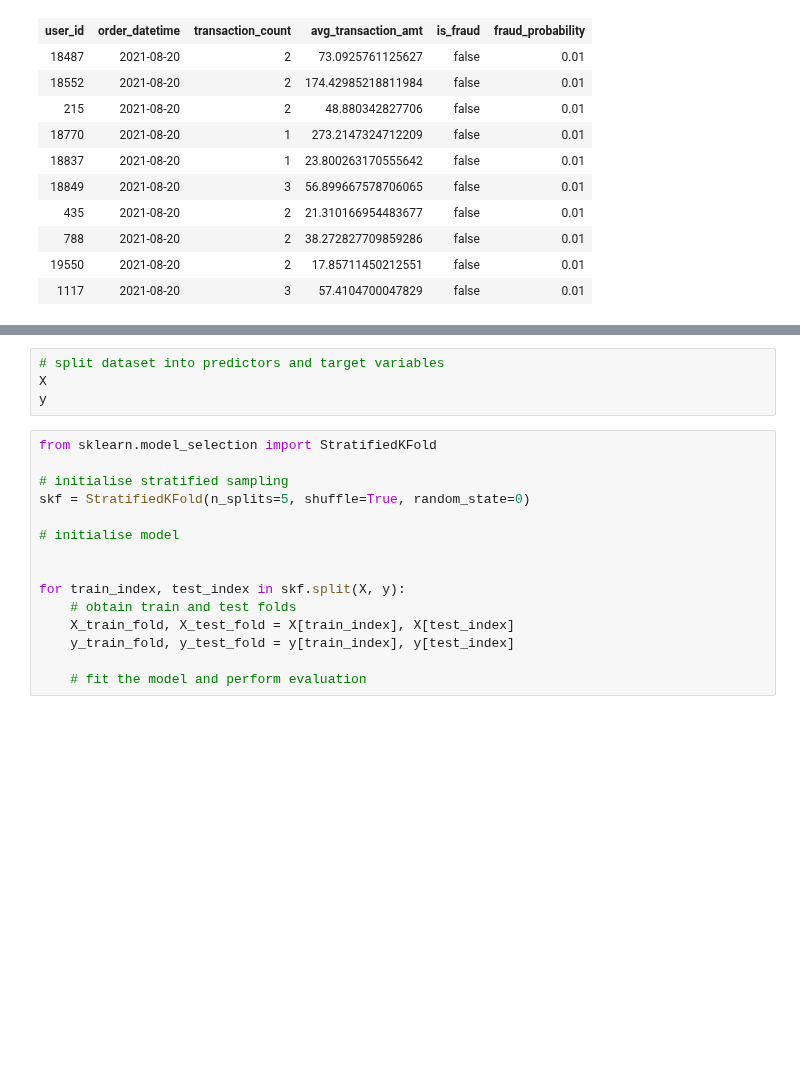
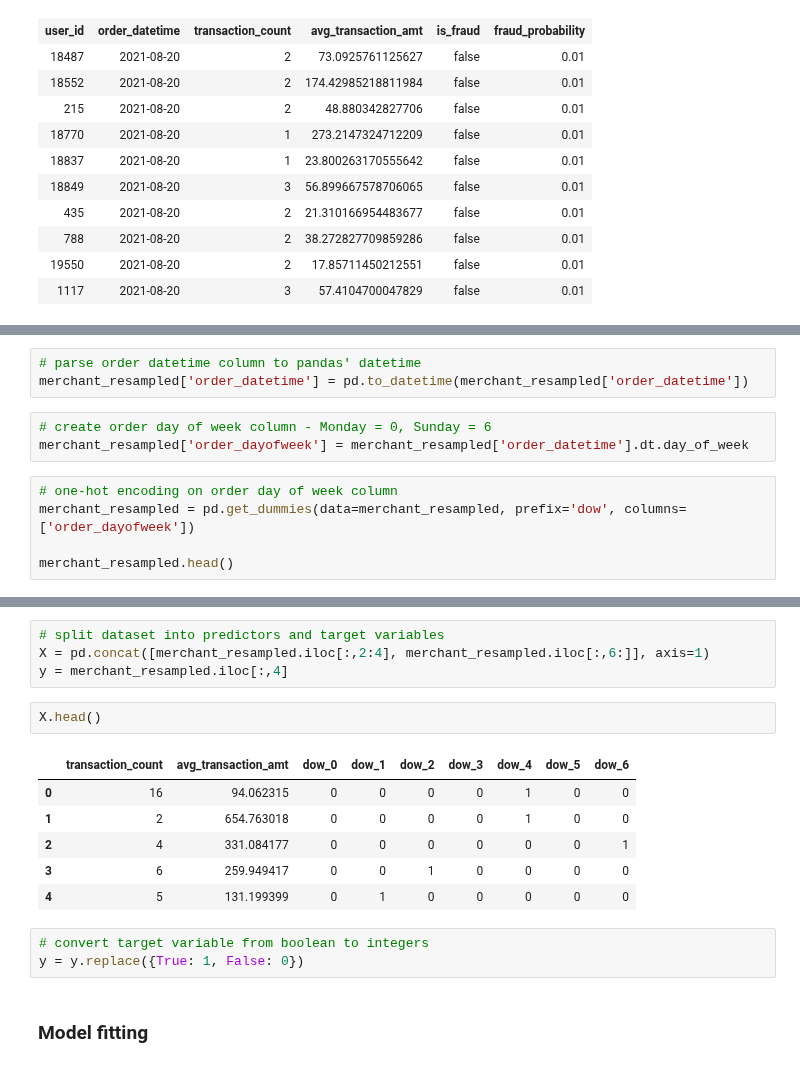
Before and after one commit to MAST30034-Applied-Data-Science/generic-buy-now-pay-later-project-group-5, a Jupyter notebook: notebooks/fraud_regression.ipynb, the cells around one changed output, grey strips where cells are left out. Cells and saved outputs as stored; diff of their text form; blank space fills up the shorter version.

```diff
--- a/notebooks/fraud_regression.ipynb
+++ b/notebooks/fraud_regression.ipynb
@@ -168,0 +130,11 @@ merchant_resampled = resampling(merchant_majority, merchant_minority)
+# %%
+# parse order datetime column to pandas' datetime
+merchant_resampled['order_datetime'] = pd.to_datetime(merchant_resampled['order_datetime'])
+# %%
+# create order day of week column - Monday = 0, Sunday = 6
+merchant_resampled['order_dayofweek'] = merchant_resampled['order_datetime'].dt.day_of_week
+# %%
+# one-hot encoding on order day of week column
+merchant_resampled = pd.get_dummies(data=merchant_resampled, prefix='dow', columns=['order_dayofweek'])
+
+merchant_resampled.head()
@@ -169,19 +148,18 @@ merchant_resampled = resampling(merchant_majority, merchant_minority)
 # %%
 # split dataset into predictors and target variables
-X
-y
+X = pd.concat([merchant_resampled.iloc[:,2:4], merchant_resampled.iloc[:,6:]], axis=1)
+y = merchant_resampled.iloc[:,4]
-# %%
-from sklearn.model_selection import StratifiedKFold
-
-# initialise stratified sampling
-skf = StratifiedKFold(n_splits=5, shuffle=True, random_state=0)
-
-# initialise model
-
-
-for train_index, test_index in skf.split(X, y):
-    # obtain train and test folds
-    X_train_fold, X_test_fold = X[train_index], X[test_index]
-    y_train_fold, y_test_fold = y[train_index], y[test_index]
-
-    # fit the model and perform evaluation
+# %%
+X.head()
+# %% [output]
+|  | transaction_count | avg_transaction_amt | dow_0 | dow_1 | dow_2 | dow_3 | dow_4 | dow_5 | dow_6 |
+| 0 | 16 | 94.062315 | 0 | 0 | 0 | 0 | 1 | 0 | 0 |
+| 1 | 2 | 654.763018 | 0 | 0 | 0 | 0 | 1 | 0 | 0 |
+| 2 | 4 | 331.084177 | 0 | 0 | 0 | 0 | 0 | 0 | 1 |
+| 3 | 6 | 259.949417 | 0 | 0 | 1 | 0 | 0 | 0 | 0 |
+| 4 | 5 | 131.199399 | 0 | 1 | 0 | 0 | 0 | 0 | 0 |
+# %%
+# convert target variable from boolean to integers
+y = y.replace({True: 1, False: 0})
+# %% [markdown]
+### Model fitting
```
Also changed, not shown: parts of 47 cells of this notebook.
